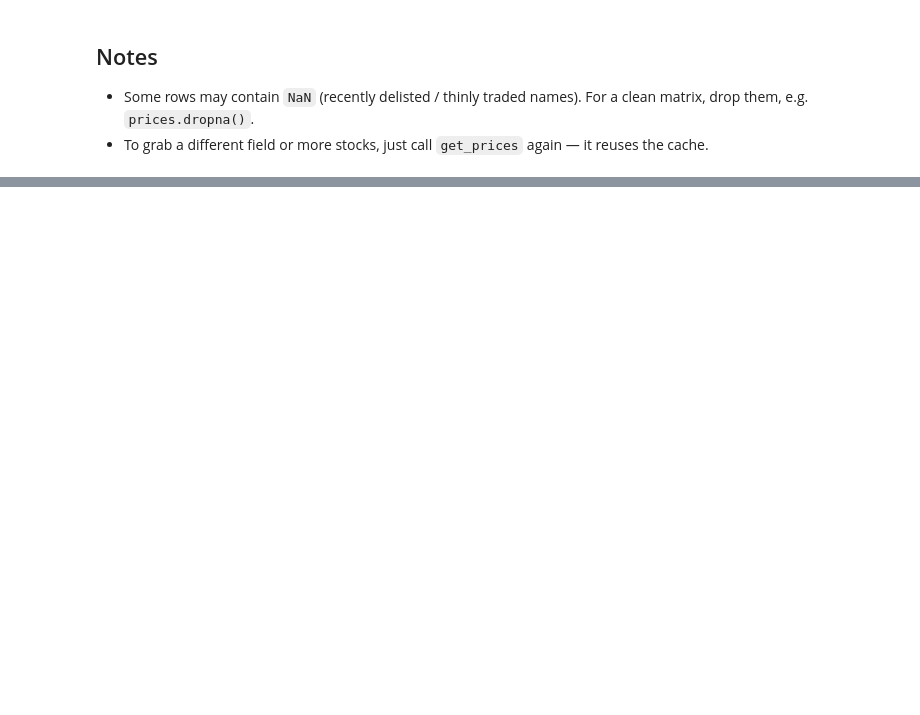
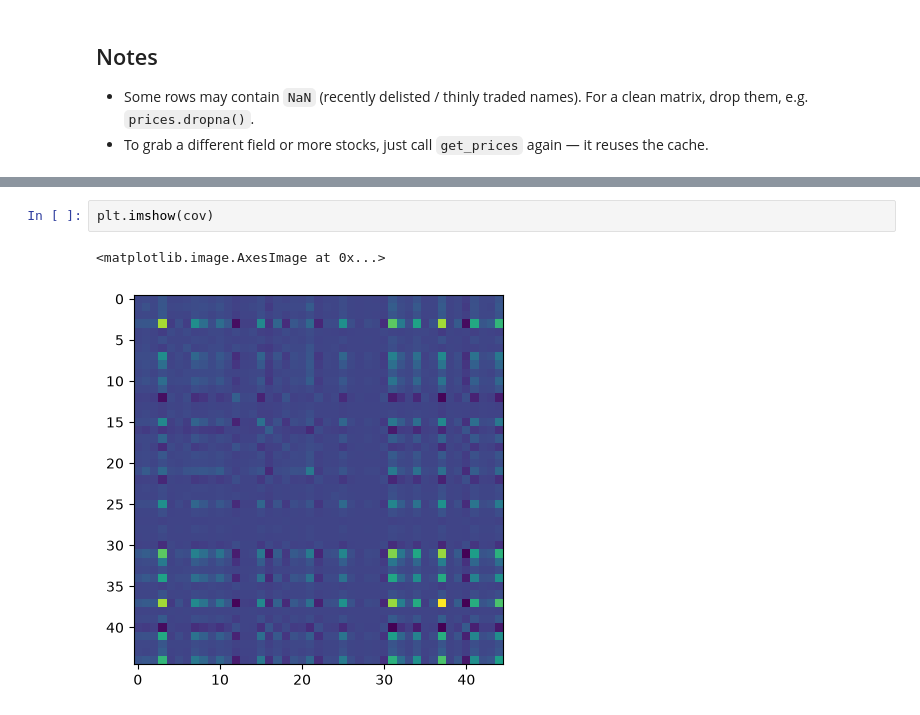
Before and after one commit to luisdiaz1997/stonks, a Jupyter notebook: notebooks/01_fetch_prices.ipynb, the cells around one changed output, grey strips where cells are left out. Drawn from its saved outputs; the diff is of its cells as text; blank space fills up the shorter version.

```diff
--- a/notebooks/01_fetch_prices.ipynb
+++ b/notebooks/01_fetch_prices.ipynb
@@ -50,0 +131,5 @@ X_clean
+# %%
+plt.imshow(cov)
+# %% [output]
+<matplotlib.image.AxesImage at 0x...>
+[figure, added]
```
Also changed, not shown: parts of 20 cells of this notebook.
